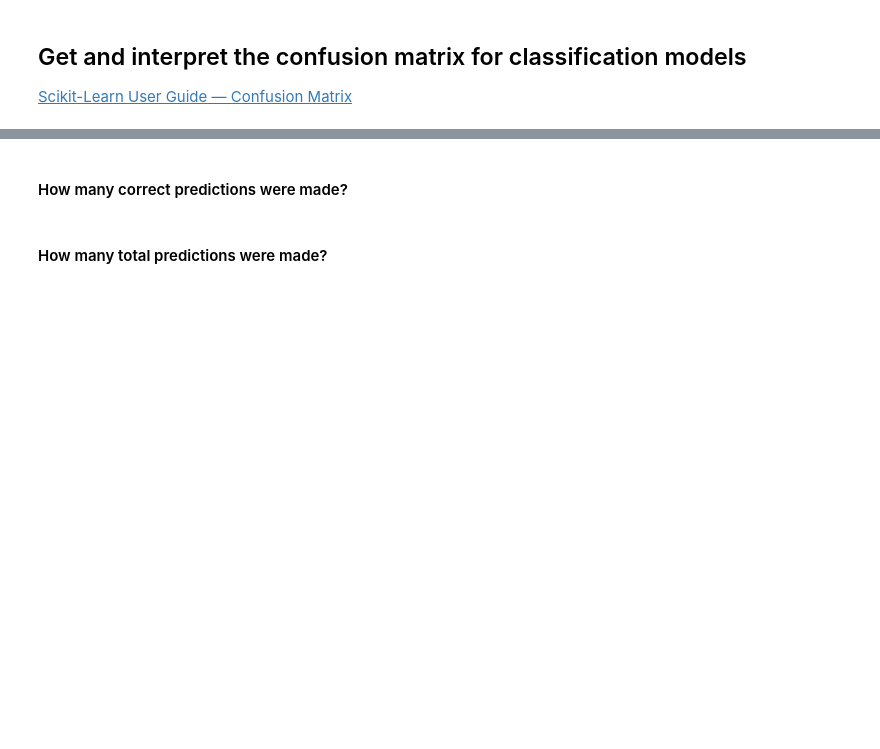
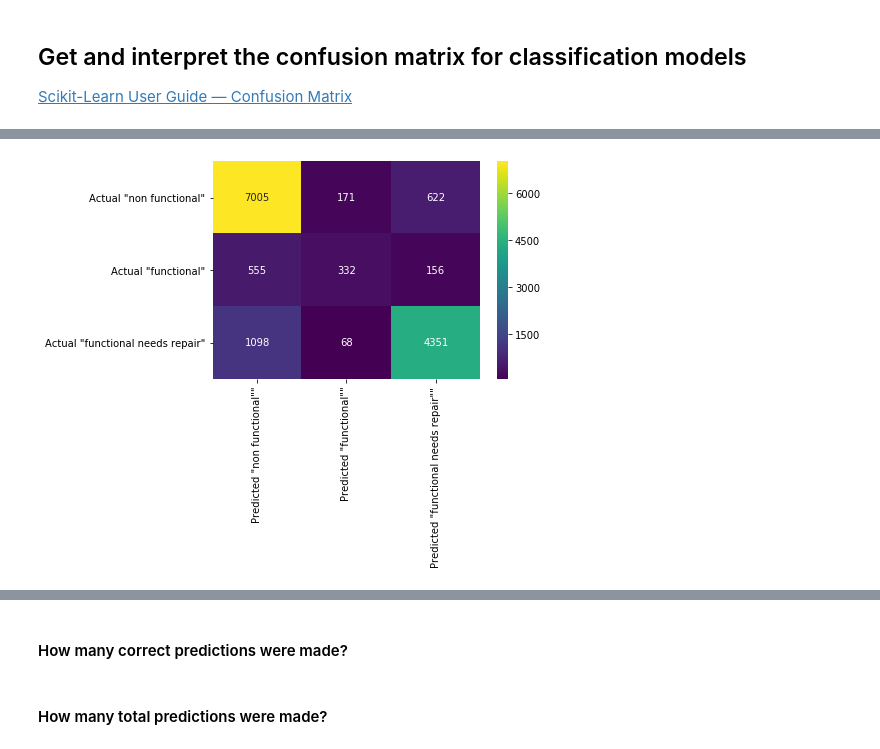
Before and after one commit to bloominstituteoftechnology/DS-Unit-2-Tree-Ensembles, a Jupyter notebook: module3-confusion-matrix/confusion_matrix.ipynb, the cells around one changed output, grey strips where cells are left out. Cells and saved outputs as stored; diff of their text form; code cells hidden in the pictures; blank space fills up the shorter version.

```diff
--- a/module3-confusion-matrix/confusion_matrix.ipynb
+++ b/module3-confusion-matrix/confusion_matrix.ipynb
@@ -121,0 +153,10 @@ print('Validation Accuracy', accuracy_score(y_val, y_pred))
+# %%
+columns=[f'Predicted "{c}""' for c in y_val.unique()]
+# %%
+index_names = [f'Actual "{c}"' for c in y_val.unique()]
+# %%
+df = pd.DataFrame(cm, columns=columns, index=index_names)
+# %%
+sns.heatmap(df, cmap='viridis', annot=True, fmt='d');
+# %% [output]
+[figure, added]
```
Also changed, not shown: parts of 11 cells of this notebook.
